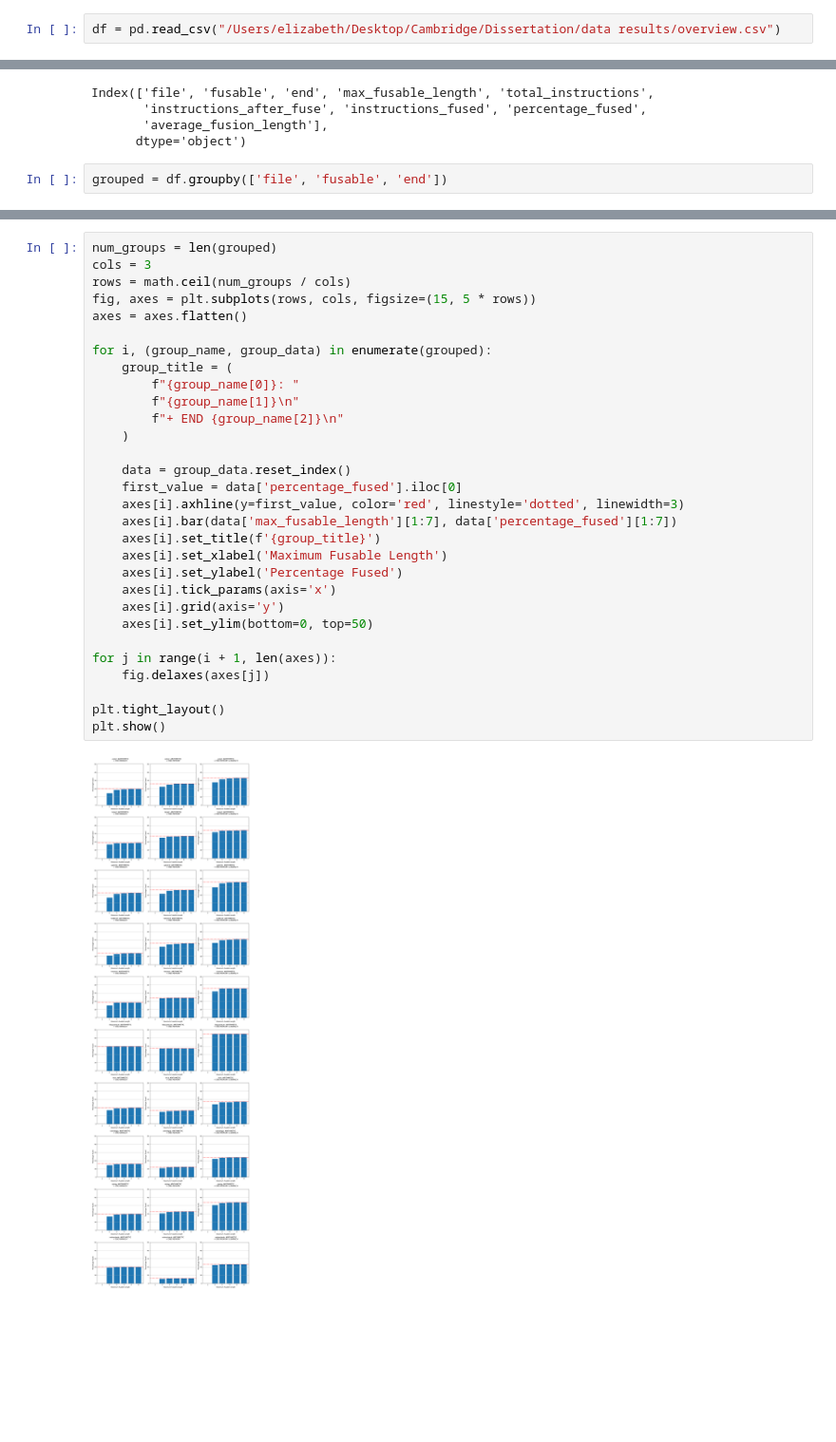
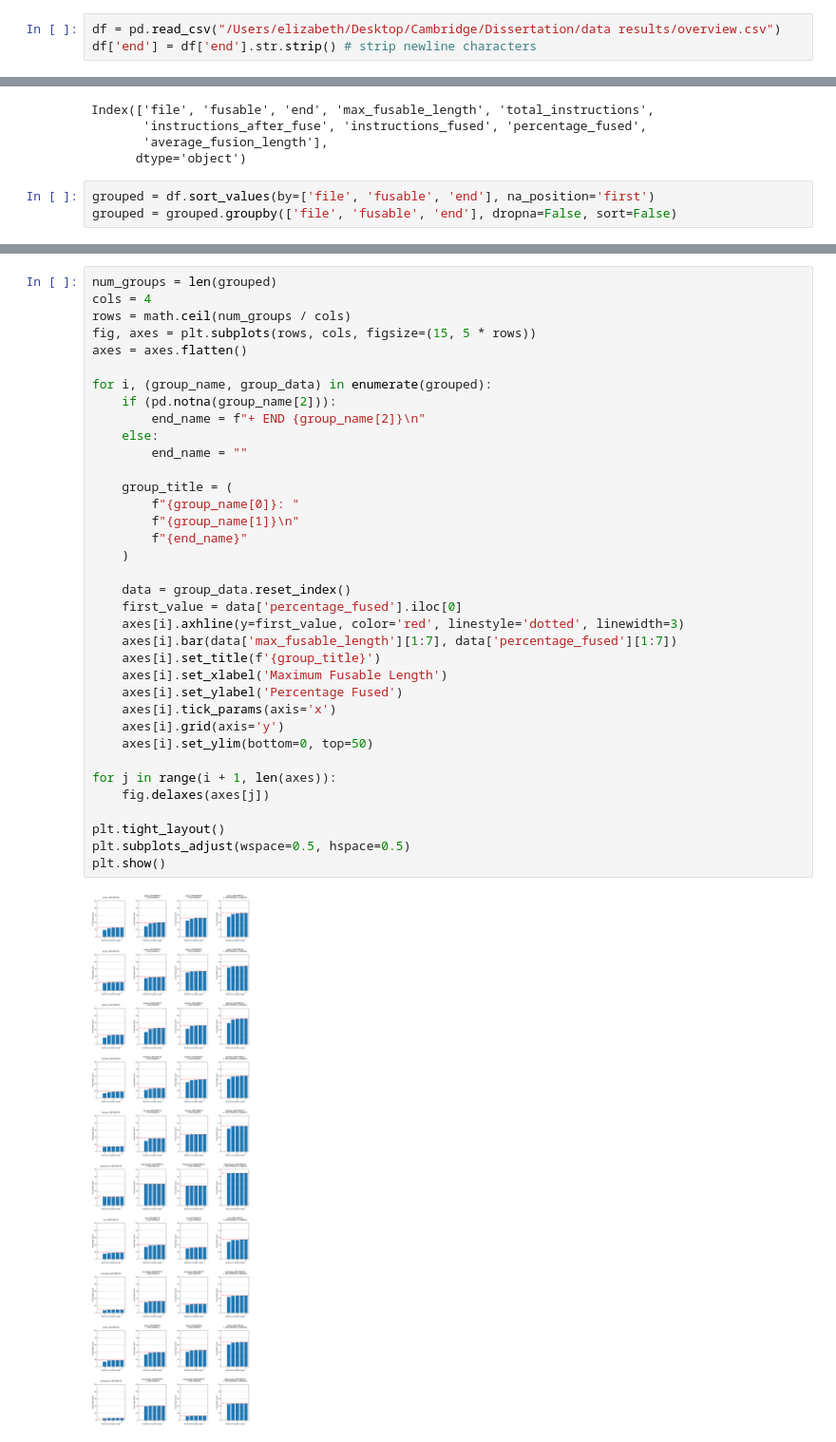
Before and after one commit to elizabethhsy/InstructionFusion, a Jupyter notebook: python/overview.ipynb, the cells around one changed output, grey strips where cells are left out. Shown: that part at 95% size. Saved outputs shown, nothing was run; the diff lists cells and outputs as text; blank space fills up the shorter version.

```diff
--- a/python/overview.ipynb
+++ b/python/overview.ipynb
@@ -8,3 +8,4 @@ import pandas as pd
 import math
 # %%
 df = pd.read_csv("/Users/elizabeth/Desktop/Cambridge/Dissertation/data results/overview.csv")
+df['end'] = df['end'].str.strip() # strip newline characters
@@ -25,4 +36,5 @@ Index(['file', 'fusable', 'end', 'max_fusable_length', 'total_instructions',
        'average_fusion_length'],
       dtype='object')
 # %%
-grouped = df.groupby(['file', 'fusable', 'end'])
+grouped = df.sort_values(by=['file', 'fusable', 'end'], na_position='first')
+grouped = grouped.groupby(['file', 'fusable', 'end'], dropna=False, sort=False)
@@ -29,32 +45,38 @@ grouped = df.groupby(['file', 'fusable', 'end'])
 # %%
 num_groups = len(grouped)
-cols = 3
+cols = 4
 rows = math.ceil(num_groups / cols)
 fig, axes = plt.subplots(rows, cols, figsize=(15, 5 * rows))
 axes = axes.flatten()
 
 for i, (group_name, group_data) in enumerate(grouped):
+    if (pd.notna(group_name[2])):
+        end_name = f"+ END {group_name[2]}\n"
+    else:
+        end_name = ""
+
     group_title = (
         f"{group_name[0]}: "
         f"{group_name[1]}\n"
-        f"+ END {group_name[2]}\n"
+        f"{end_name}"
     )
 
     data = group_data.reset_index()
     first_value = data['percentage_fused'].iloc[0]
     axes[i].axhline(y=first_value, color='red', linestyle='dotted', linewidth=3)
     axes[i].bar(data['max_fusable_length'][1:7], data['percentage_fused'][1:7])
     axes[i].set_title(f'{group_title}')
     axes[i].set_xlabel('Maximum Fusable Length')
     axes[i].set_ylabel('Percentage Fused')
     axes[i].tick_params(axis='x')
     axes[i].grid(axis='y')
     axes[i].set_ylim(bottom=0, top=50)
 
 for j in range(i + 1, len(axes)):
     fig.delaxes(axes[j])
 
 plt.tight_layout()
+plt.subplots_adjust(wspace=0.5, hspace=0.5)
 plt.show()
 # %% [output]
-[figure, old version]
+[figure, new version]
```
Also changed, not shown: parts of 5 cells of this notebook, 8 other files.
